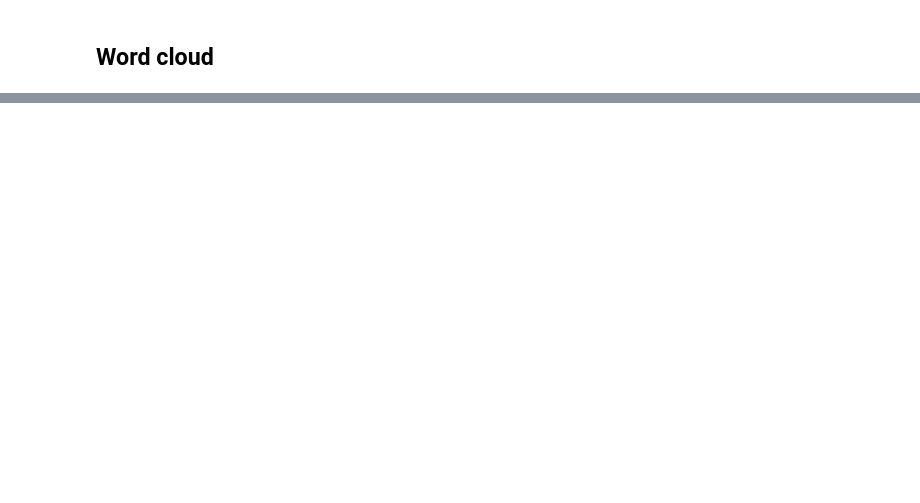
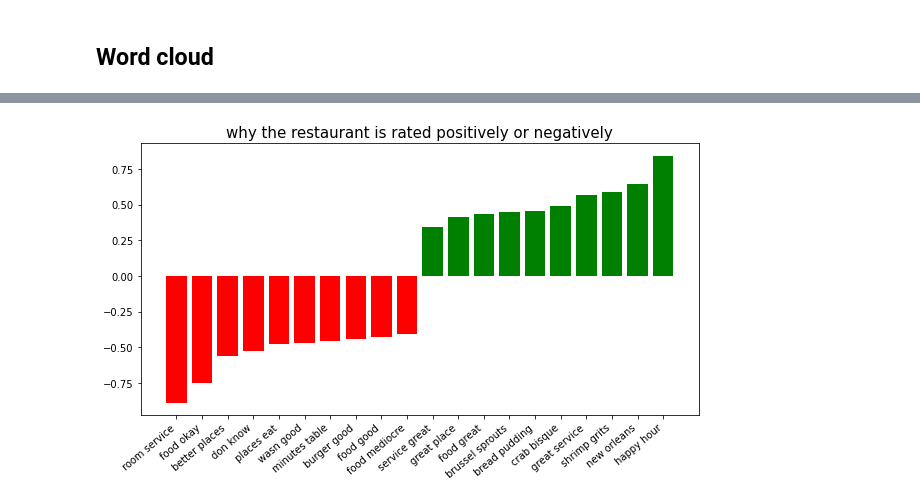
Before and after one commit to dailyLi/yelp_da, a Jupyter notebook: Yelp_word_cloud.ipynb, the cells around one changed output, grey strips where cells are left out. Cells and saved outputs as stored; diff of their text form; code cells hidden in the pictures; blank space fills up the shorter version.

```diff
--- a/Yelp_word_cloud.ipynb
+++ b/Yelp_word_cloud.ipynb
@@ -155,2 +176,31 @@ def onegram(business_id):
     plt.xticks(np.arange( 0, 2 * 10), feature_names[combine], rotation=40, ha='right')
     plt.show()
+# %%
+def bigram(business_id):
+
+    train  = data[data['business_id'] == business_id]
+    train_data =  list(train['Review'])
+    train_label = list(train['Polarity'])
+
+    # TfidfVectorizer Transform
+    transformer = TfidfVectorizer(stop_words ='english', ngram_range=(2,2))
+    cvectorizer = transformer.fit(train['Review'])
+    transformed = cvectorizer.transform(train['Review'])
+
+    # SVM regression
+    clf = LinearSVC()
+    clf.fit(transformed,train_label)
+
+    coefficients = clf.coef_.ravel()
+    pos_coefficients = np.argsort(coefficients )[-10:]
+    neg_coefficients = np.argsort(coefficients )[:10]
+    combine = np.hstack([neg_coefficients, pos_coefficients])
+
+    plt.figure(figsize=(10, 5))
+    colors = ['red' if i < 0 else 'green' for i in coefficients[combine]]
+    plt.bar(np.arange(2 * 10), coefficients[combine], color=colors)
+    feature_names = np.array(cvectorizer.get_feature_names())
+
+    plt.title('why the restaurant is rated positively or negatively', fontsize = 15)
+    plt.xticks(np.arange( 0, 2 * 10), feature_names[combine], rotation=40, ha='right')
+    plt.show()
@@ -156,0 +211,4 @@ def onegram(business_id):
+# %%
+bigram('GBTPC53ZrG1ZBY3DT8Mbcw')
+# %% [output]
+[figure, added]
```
Also changed, not shown: parts of 13 cells of this notebook.
